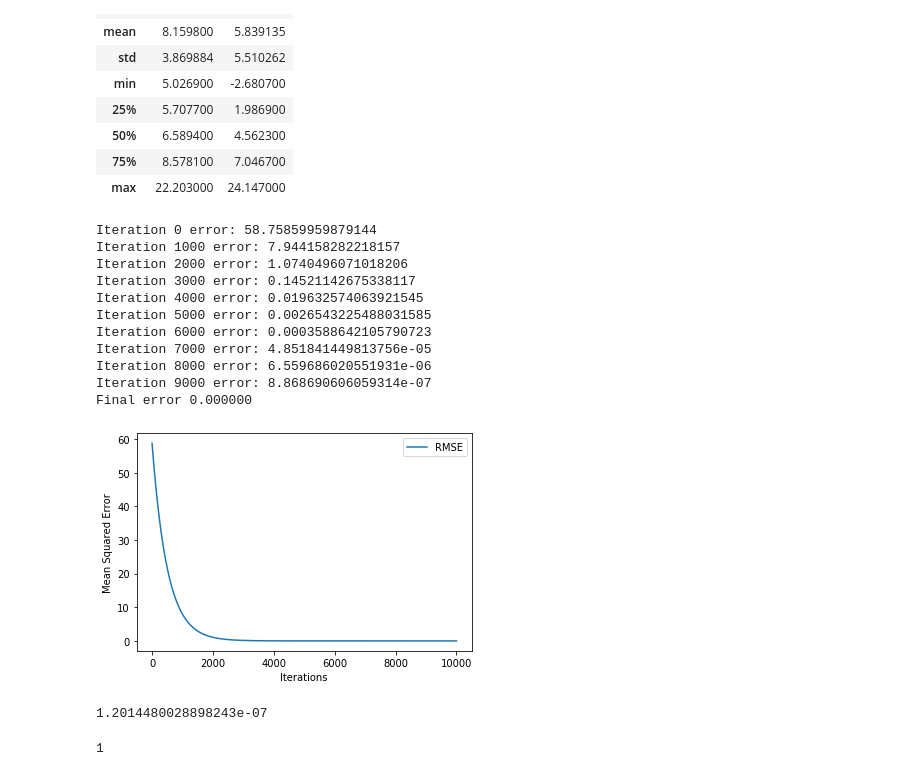
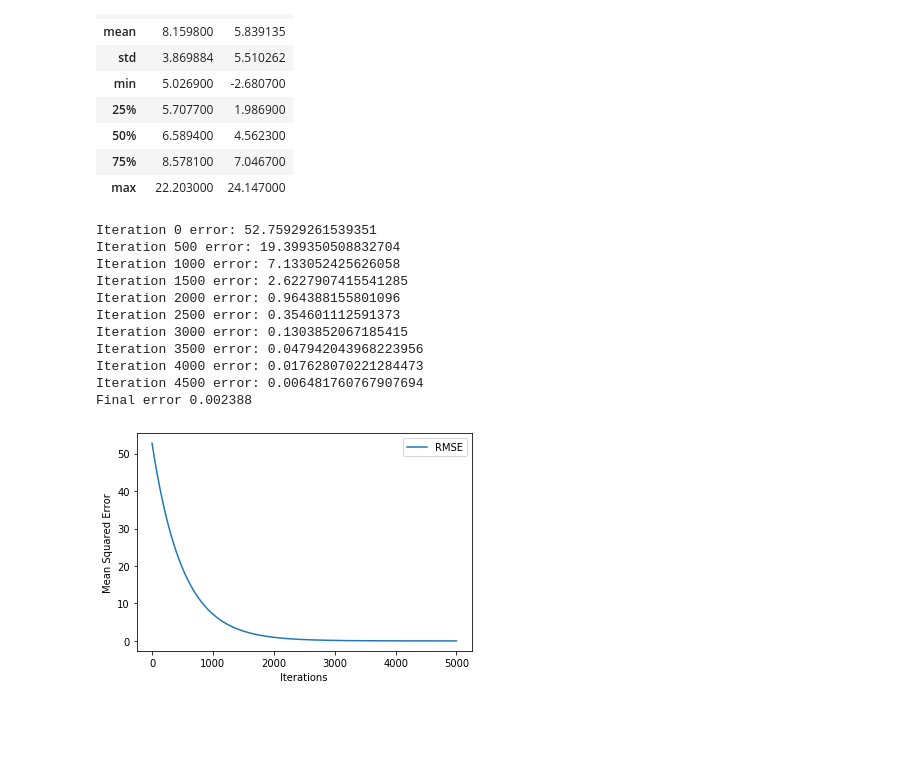
Before and after one commit to nikage/ds-and-ml-course, a Jupyter notebook: task1 2/linear_regression-task1-2.ipynb, the cells around one changed output. Drawn from its saved outputs; the diff is of its cells as text; code cells hidden in the pictures; blank space fills up the shorter version.

```diff
--- a/task1 2/linear_regression-task1-2.ipynb
+++ b/task1 2/linear_regression-task1-2.ipynb
@@ -80,26 +81,18 @@ def gradient_descent(X, y,  theta, learning_rate=-1e3, iterations=100):
     return theta, errors
 # %%
 theta = np.random.randn(2, 1)
-its = 10000
+its = 5000
 theta, errors = gradient_descent(X, Y, theta, iterations=its, learning_rate=1e-3)
 # %% [output]
-Iteration 0 error: 58.75859959879144
-Iteration 1000 error: 7.944158282218157
-Iteration 2000 error: 1.0740496071018206
-Iteration 3000 error: 0.14521142675338117
-Iteration 4000 error: 0.019632574063921545
-Iteration 5000 error: 0.0026543225488031585
-Iteration 6000 error: 0.0003588642105790723
-Iteration 7000 error: 4.851841449813756e-05
-Iteration 8000 error: 6.559686020551931e-06
-Iteration 9000 error: 8.868690606059314e-07
-Final error 0.000000
+Iteration 0 error: 52.75929261539351
+Iteration 500 error: 19.399350508832704
+Iteration 1000 error: 7.133052425626058
+Iteration 1500 error: 2.6227907415541285
+Iteration 2000 error: 0.964388155801096
+Iteration 2500 error: 0.354601112591373
+Iteration 3000 error: 0.1303852067185415
+Iteration 3500 error: 0.047942043968223956
+Iteration 4000 error: 0.017628070221284473
+Iteration 4500 error: 0.006481760767907694
+Final error 0.002388
-[figure, old version]
+[figure, new version]
-# %%
-errors[-1]
-# %% [output]
-1.2014480028898243e-07
-# %%
-10000 % 101
-# %% [output]
-1
```
Also changed, not shown: parts of 9 cells of this notebook, 1 other file.
